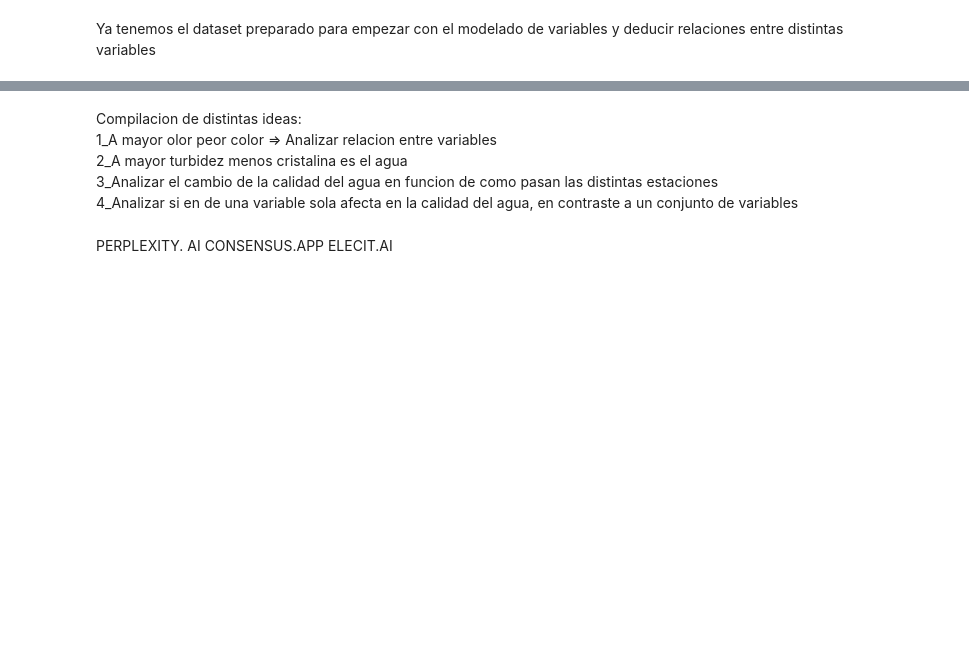
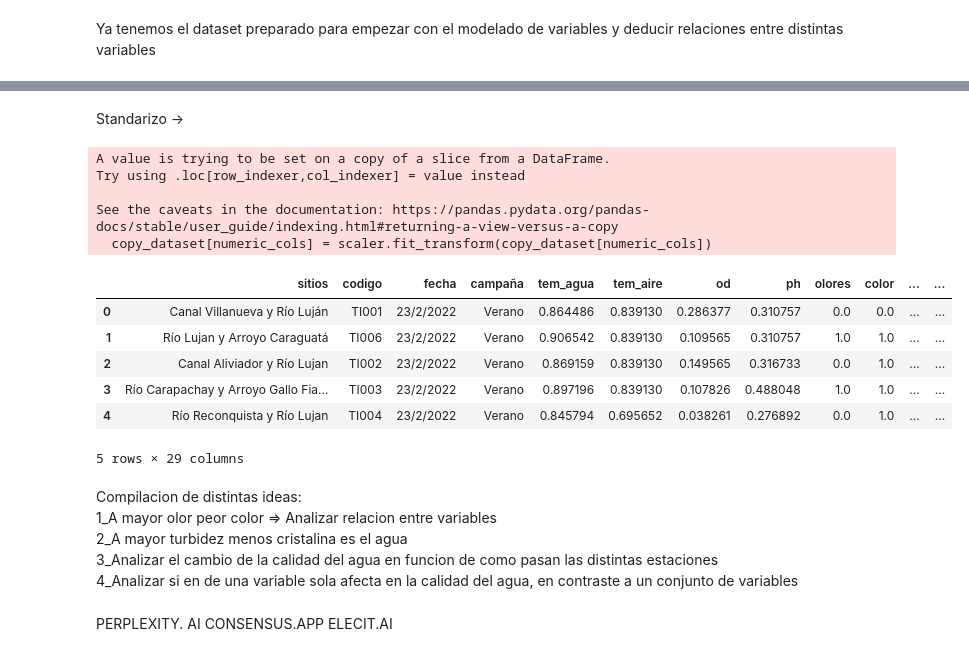
Before and after one commit to muller10000/tp-especial-ciencia-datos, a Jupyter notebook: Ejercicioespecial.ipynb, the cells around one changed output, grey strips where cells are left out. Drawn from its saved outputs; the diff is of its cells as text; code cells hidden in the pictures; blank space fills up the shorter version.

```diff
--- a/Ejercicioespecial.ipynb
+++ b/Ejercicioespecial.ipynb
@@ -504,3 +417,24 @@ plt.show()
+# %% [markdown]
+Standarizo ->
+# %%
+from sklearn.preprocessing import MinMaxScaler
+numeric_cols = copy_dataset.select_dtypes(include=np.number).columns
+scaler = MinMaxScaler()
+copy_dataset[numeric_cols] = scaler.fit_transform(copy_dataset[numeric_cols])
+copy_dataset.head()
+# %% [output]
+A value is trying to be set on a copy of a slice from a DataFrame.
+Try using .loc[row_indexer,col_indexer] = value instead
+
+See the caveats in the documentation: https://pandas.pydata.org/pandas-docs/stable/user_guide/indexing.html#returning-a-view-versus-a-copy
+  copy_dataset[numeric_cols] = scaler.fit_transform(copy_dataset[numeric_cols])
+|  | sitios | codigo | fecha | campaña | tem_agua | tem_aire | od | ph | olores | color | ... | ... |
+| 0 | Canal Villanueva y Río Luján | TI001 | 23/2/2022 | Verano | 0.864486 | 0.839130 | 0.286377 | 0.310757 | 0.0 | 0.0 | ... | ... |
+| 1 | Río Lujan y Arroyo Caraguatá | TI006 | 23/2/2022 | Verano | 0.906542 | 0.839130 | 0.109565 | 0.310757 | 1.0 | 1.0 | ... | ... |
+| 2 | Canal Aliviador y Río Lujan | TI002 | 23/2/2022 | Verano | 0.869159 | 0.839130 | 0.149565 | 0.316733 | 0.0 | 1.0 | ... | ... |
+| 3 | Río Carapachay y Arroyo Gallo Fia... | TI003 | 23/2/2022 | Verano | 0.897196 | 0.839130 | 0.107826 | 0.488048 | 1.0 | 1.0 | ... | ... |
+| 4 | Río Reconquista y Río Lujan | TI004 | 23/2/2022 | Verano | 0.845794 | 0.695652 | 0.038261 | 0.276892 | 0.0 | 1.0 | ... | ... |
+5 rows × 29 columns
 # %% [markdown]
 Compilacion de distintas ideas:
 1_A mayor olor peor color => Analizar relacion entre variables
```
Also changed, not shown: parts of 46 cells of this notebook.
